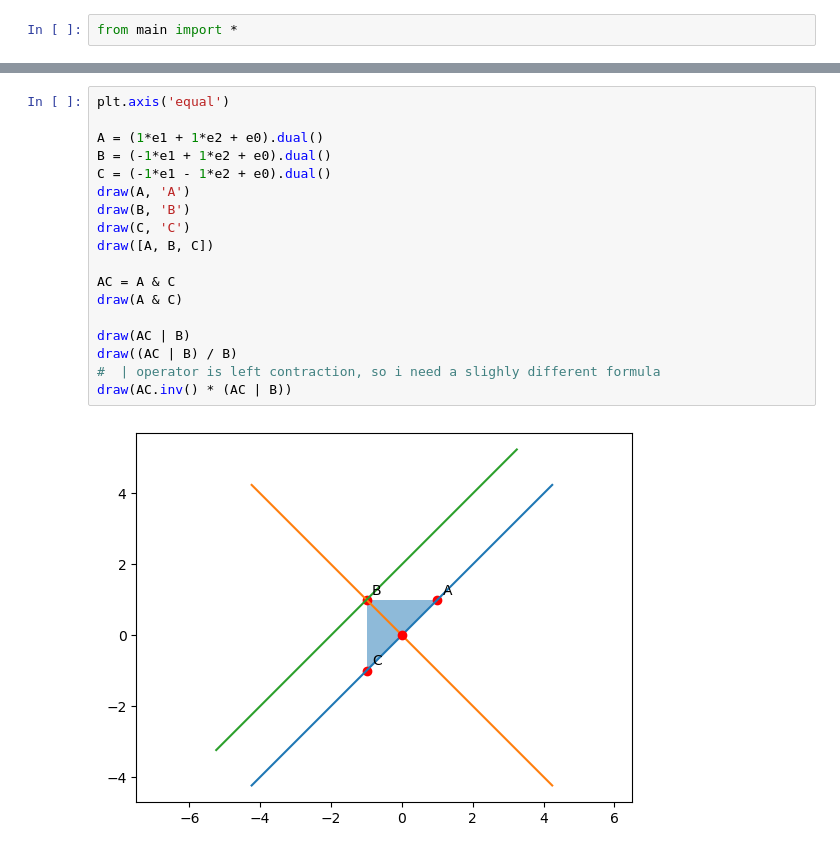
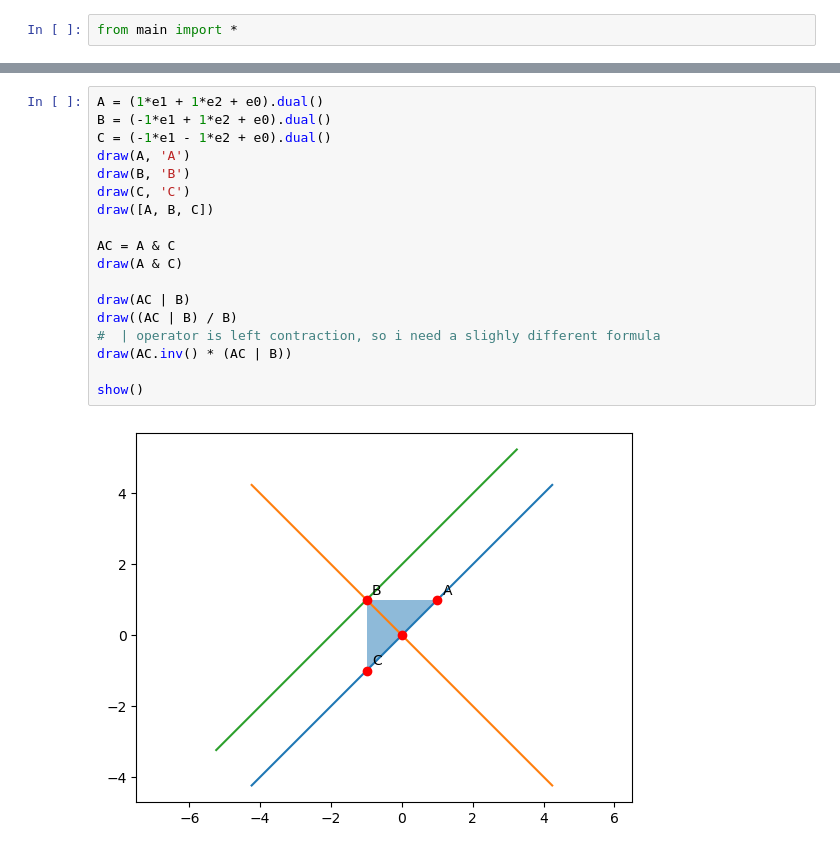
Before and after one commit to sin0153vsb/pga, a Jupyter notebook: 2d.ipynb, the cells around one changed output, grey strips where cells are left out. Cells and saved outputs as stored; diff of their text form.

```diff
--- a/2d.ipynb
+++ b/2d.ipynb
@@ -85,22 +106,22 @@ plt.axis('equal')
 [figure]
 # %%
-plt.axis('equal')
-
 A = (1*e1 + 1*e2 + e0).dual()
 B = (-1*e1 + 1*e2 + e0).dual()
 C = (-1*e1 - 1*e2 + e0).dual()
 draw(A, 'A')
 draw(B, 'B')
 draw(C, 'C')
 draw([A, B, C])
 
 AC = A & C
 draw(A & C)
 
 draw(AC | B)
 draw((AC | B) / B)
 #  | operator is left contraction, so i need a slighly different formula
 draw(AC.inv() * (AC | B))
+
+show()
 # %% [output]
-[figure, old version]
+[figure, new version]
 # %%
```
Also changed, not shown: parts of 3 cells of this notebook, 2 other files.
